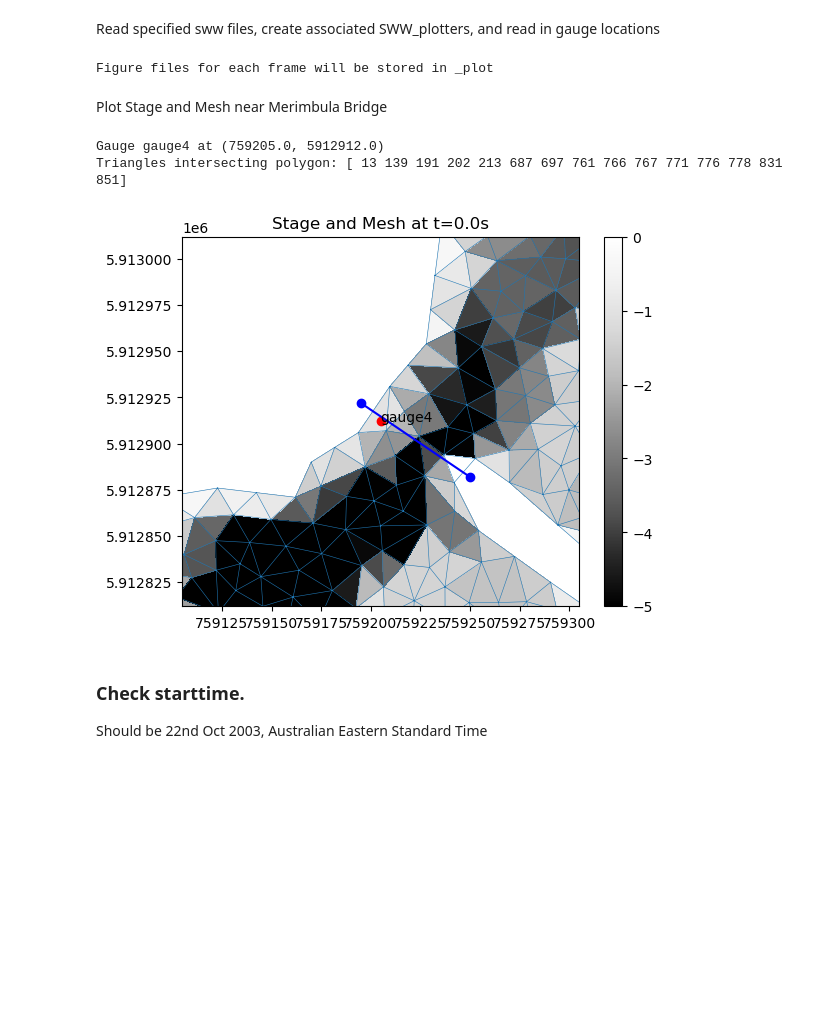
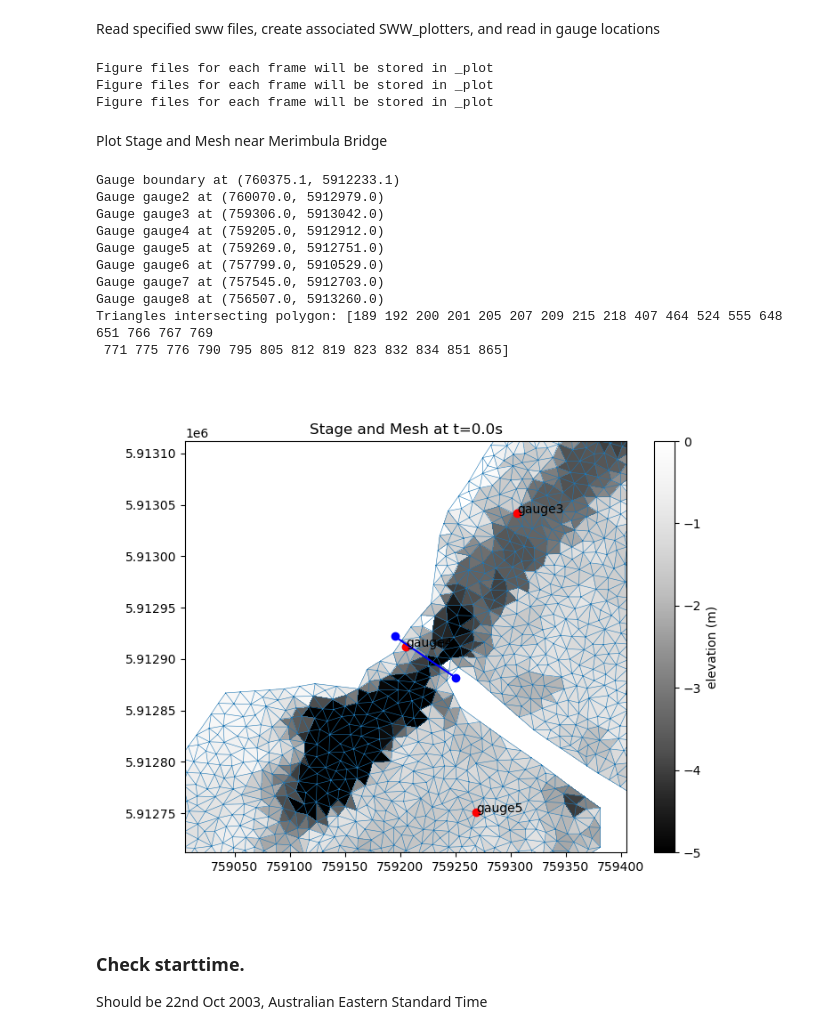
Before and after one commit to stoiver/merimbula, a Jupyter notebook: simulations/template/nb_compare_gauge_data.ipynb, the cells around one changed output. Drawn from its saved outputs; the diff is of its cells as text; code cells hidden in the pictures; blank space fills up the shorter version.

Commit message:
add extra large mesh to test gpu

```diff
--- a/simulations/template/nb_compare_gauge_data.ipynb
+++ b/simulations/template/nb_compare_gauge_data.ipynb
@@ -76,7 +78,9 @@ swwfiles = [
             #'template_sept_2003_43200_weeds_20251202_202802.sww',
             #'template_sept_2003_17156_no_exterior_tags_weeds_20251210_140515.sww',
             #'template_sept_2003_43200_weeds_20260118_114652.sww',
+            'template_sept_2003_10785_weeds_20260207_163944.sww',
             'template_sept_2003_43200_weeds_20260128_144153.sww',
+            'template_sept_2003_86370_weeds_20260208_150616.sww',
             ]
 
 num_of_triangles = []
@@ -107,54 +111,67 @@ polygon = [[759205.0-20, 5912912],
            [759205.0+5, 5912912+40]]
 # %% [output]
 Figure files for each frame will be stored in _plot
+Figure files for each frame will be stored in _plot
+Figure files for each frame will be stored in _plot
 # %% [markdown]
 Plot Stage and Mesh near Merimbula Bridge
 # %%
-splotter = splotters[0]
+splotter = splotters[2]
 tid = 0
 
-#plt.clf()
-plt.tripcolor(splotter.triang,
+fig, ax = plt.subplots(figsize=(8, 6))
+
+lines =ax.tripcolor(splotter.triang,
               #facecolors = splotter.stage[tid,:],
               facecolors = splotter.elev[:],
               cmap='Greys_r',
               vmin= -5,
               vmax= 0.0
               )
-plt.triplot(splotter.triang, linewidth = 0.4)
-plt.colorbar()
-plt.title(f"Stage and Mesh at t={splotter.time[tid]}s")
-plt.scatter(gauge_x, gauge_y, color='red')
-#for i in range(8):
-for i in range(3,4):
-    plt.annotate(gauge_location['name'][i], [gauge_x[i], gauge_y[i]])
+fig.colorbar(lines, ax=ax, label='elevation (m)')
+
+ax.triplot(splotter.triang, linewidth = 0.4)
+ax.set_title(f"Stage and Mesh at t={splotter.time[tid]}s")
+ax.scatter(gauge_x, gauge_y, color='red')
+for i in range(8):
+#for i in range(3,4):
+    ax.annotate(gauge_location['name'][i], [gauge_x[i], gauge_y[i]])
     print(f'Gauge {gauge_location["name"][i]} at ({gauge_x[i]}, {gauge_y[i]})')
 
 triangle_ids = splotter.get_triangles_inside_polygon(polygon)
 print(f'Triangles intersecting polygon: {triangle_ids}')
 
-plt.xlim(759205-100, 759205.0+100)
-plt.ylim(5912912-100, 5912912+100)
+step = 200
+ax.set_xlim(759205-step, 759205.0+step)
+ax.set_ylim(5912912-step, 5912912+step)
 
 # Plot the polyline
-plt.scatter([polyline[0][0], polyline[1][0]], [polyline[0][1], polyline[1][1]], color='blue')
-plt.plot([polyline[0][0], polyline[1][0]], [polyline[0][1], polyline[1][1]], color='blue')
+ax.scatter([polyline[0][0], polyline[1][0]], [polyline[0][1], polyline[1][1]], color='blue')
+ax.plot([polyline[0][0], polyline[1][0]], [polyline[0][1], polyline[1][1]], color='blue')
 
 # # Plot the polygon
-# plt.plot([polygon[0][0], polygon[1][0], polygon[2][0], polygon[3][0], polygon[0][0]],
+# ax.plot([polygon[0][0], polygon[1][0], polygon[2][0], polygon[3][0], polygon[0][0]],
 #          [polygon[0][1], polygon[1][1], polygon[2][1], polygon[3][1], polygon[0][1]], color='green')
 
 # # Plot the centroids of the triangles intersecting the polygon
 # for tid in triangle_ids:
 #     xcentroid = splotter.xc[tid] + splotter.xllcorner
 #     ycentroid = splotter.yc[tid] + splotter.yllcorner
-#     plt.scatter(xcentroid, ycentroid, color='orange')
+#     ax.scatter(xcentroid, ycentroid, color='orange')
 plt.show()
 #plt.clf()
 # %% [output]
+Gauge boundary at (760375.1, 5912233.1)
+Gauge gauge2 at (760070.0, 5912979.0)
+Gauge gauge3 at (759306.0, 5913042.0)
 Gauge gauge4 at (759205.0, 5912912.0)
-Triangles intersecting polygon: [ 13 139 191 202 213 687 697 761 766 767 771 776 778 831 851]
+Gauge gauge5 at (759269.0, 5912751.0)
+Gauge gauge6 at (757799.0, 5910529.0)
+Gauge gauge7 at (757545.0, 5912703.0)
+Gauge gauge8 at (756507.0, 5913260.0)
+Triangles intersecting polygon: [189 192 200 201 205 207 209 215 218 407 464 524 555 648 651 766 767 769
+ 771 775 776 790 795 805 812 819 823 832 834 851 865]
-[figure, old version]
+[figure, new version]
 # %% [markdown]
 ### Check starttime.
 
```
Also changed, not shown: parts of 10 cells of this notebook, 2 other files.
